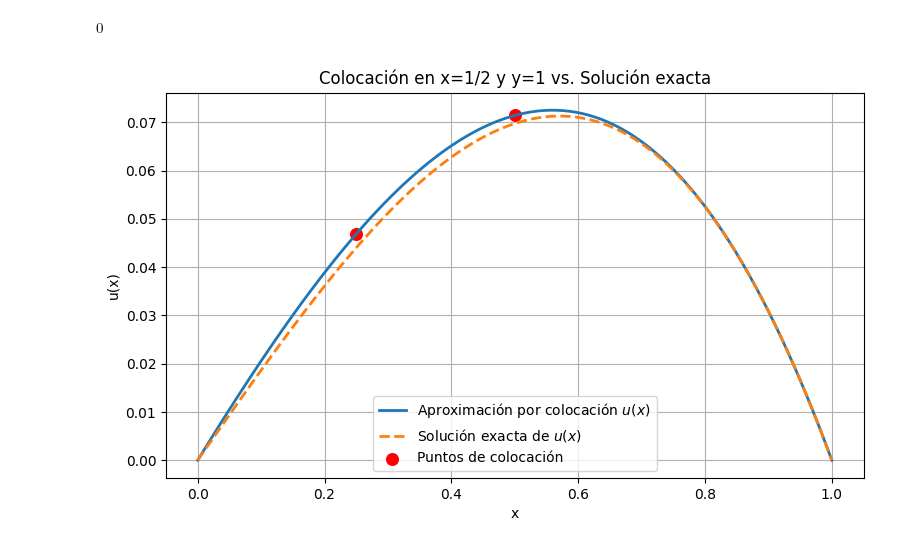
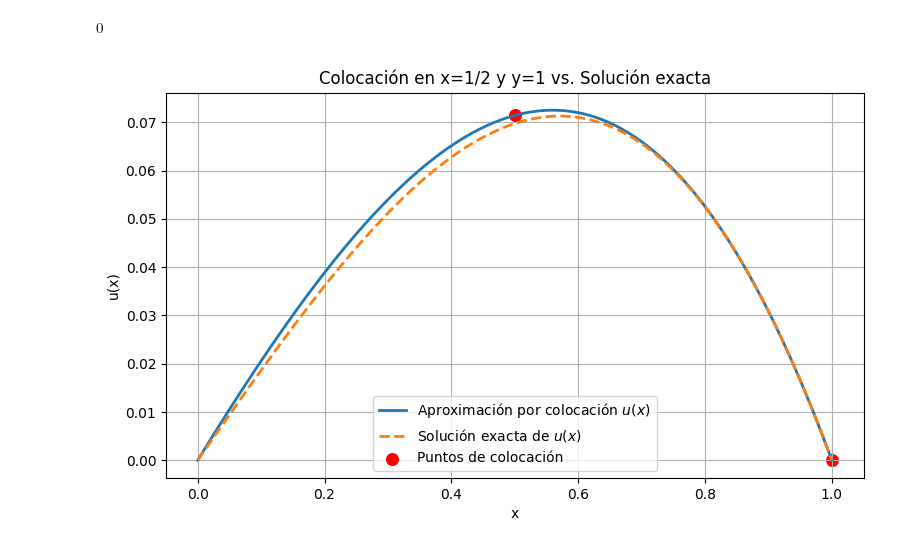
Before and after one commit to LuisManuelCatzoliSoriano/EDP-I, a Jupyter notebook: MétododeC.ipynb, the cells around one changed output. Drawn from its saved outputs; the diff is of its cells as text; code cells hidden in the pictures.

```diff
--- a/MétododeC.ipynb
+++ b/MétododeC.ipynb
@@ -139,20 +139,20 @@ u_approx_fn=sp.lambdify(x,u_approx,"numpy")
 # %%
 xx=np.linspace(0,1,100)
 yy = u_num(xx)
 
 plt.figure(figsize=(9, 5))
 plt.plot(xx, u_approx_fn(xx), label="Aproximación por colocación $u(x)$", linewidth=2)
 plt.plot(xx,yy, "--", label="Solución exacta de $u(x)$", linewidth=2)
 
-plt.scatter([0.25,0.5], u_approx_fn(np.array([0.25,0.5])),
+plt.scatter([0.5,1], u_approx_fn(np.array([0.5,1])),
             color="red", s=70, label="Puntos de colocación")
 
 
 plt.title('Colocación en x=1/2 y y=1 vs. Solución exacta')
 plt.xlabel('x')
 plt.ylabel('u(x)')
 plt.grid(True)
 plt.legend()
 plt.show()
 # %% [output]
-[figure, old version]
+[figure, new version]
```
